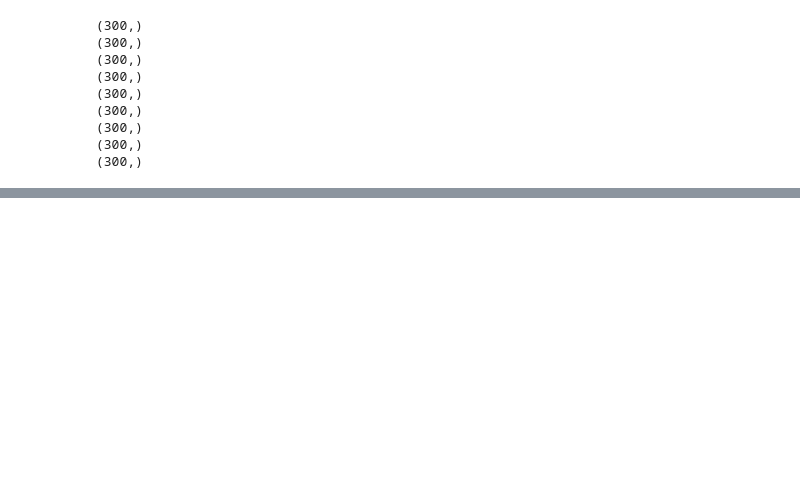
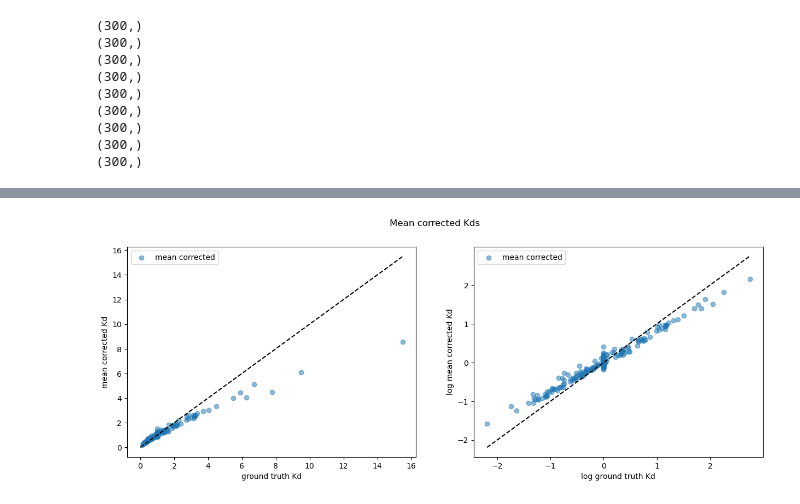
Before and after one commit to JoshuaGensel/dmMIME_correction, a Jupyter notebook: src/simulation_test.ipynb, the cells around one changed output, grey strips where cells are left out. Drawn from its saved outputs; the diff is of its cells as text; code cells hidden in the pictures; blank space fills up the shorter version.

Commit message:
added log average and avg plots

```diff
--- a/src/simulation_test.ipynb
+++ b/src/simulation_test.ipynb
@@ -91,11 +91,15 @@ def compute_expected_Kds(path_to_unbound_counts : str, path_to_inferred_Kds : st
     median_Kds = np.vstack((median_mut_C, median_mut_G, median_mut_U)).T
     # add column of ones to the left
     median_Kds = np.hstack((np.ones((median_Kds.shape[0], 1)), median_Kds))
+    # apply log 2 to all elements
+    median_Kds = np.log2(median_Kds)
 
     # compute the average Kd weighted by the unbound counts
     weighted_Kds = np.zeros(median_Kds.shape[0])
     for i in range(median_Kds.shape[0]):
         weighted_Kds[i] = np.average(median_Kds[i, :], weights=unbound_counts[i, :])
+    # apply 2^x to all elements
+    weighted_Kds = np.power(2, weighted_Kds)
 
     expected_sequence_Kd = np.prod(weighted_Kds)
 
@@ -307,0 +341,36 @@ squared error for corrected Kds
+# %%
+# take the mean of the corrected Kds
+mean_corrected_Kds_prot_01 = np.mean([corrected_Kds_prot_01_01, corrected_Kds_prot_01_1, corrected_Kds_prot_01_10], axis=0)
+mean_corrected_Kds_prot_1 = np.mean([corrected_Kds_prot_1_01, corrected_Kds_prot_1_1, corrected_Kds_prot_1_10], axis=0)
+mean_corrected_Kds_prot_10 = np.mean([corrected_Kds_prot_10_01, corrected_Kds_prot_10_1, corrected_Kds_prot_10_10], axis=0)
+
+# take the mean of all 3 protein concentrations
+mean_corrected_Kds = np.mean([mean_corrected_Kds_prot_01, mean_corrected_Kds_prot_1, mean_corrected_Kds_prot_10], axis=0)
+
+# plot the mean of the corrected Kds vs ground truth
+fig, (ax1, ax2) = plt.subplots(1, 2, figsize=(15, 5))
+
+# plot ground truth vs corrected median Kds of each protein concentration
+ax1.scatter(ground_truth, mean_corrected_Kds, label='mean corrected', alpha=0.5)
+ax1.set_xlabel('ground truth Kd')
+ax1.set_ylabel('mean corrected Kd')
+ax1.legend()
+x = np.linspace(0, np.max(ground_truth), 100)
+y = x
+ax1.plot(x, y, color='black', linestyle='--')
+
+# plot log ground truth vs log corrected median Kds of each protein concentration
+ax2.scatter(np.log(ground_truth), np.log(mean_corrected_Kds), label='mean corrected', alpha=0.5)
+ax2.set_xlabel('log ground truth Kd')
+ax2.set_ylabel('log mean corrected Kd')
+ax2.legend()
+x = np.linspace(np.min(np.log(ground_truth)), np.max(np.log(ground_truth)), 100)
+y = x
+ax2.plot(x, y, color='black', linestyle='--')
+
+# set overall title
+fig.suptitle('Mean corrected Kds')
+
+plt.show()
+# %% [output]
+[figure, added]
```
Also changed, not shown: parts of 5 cells of this notebook.
